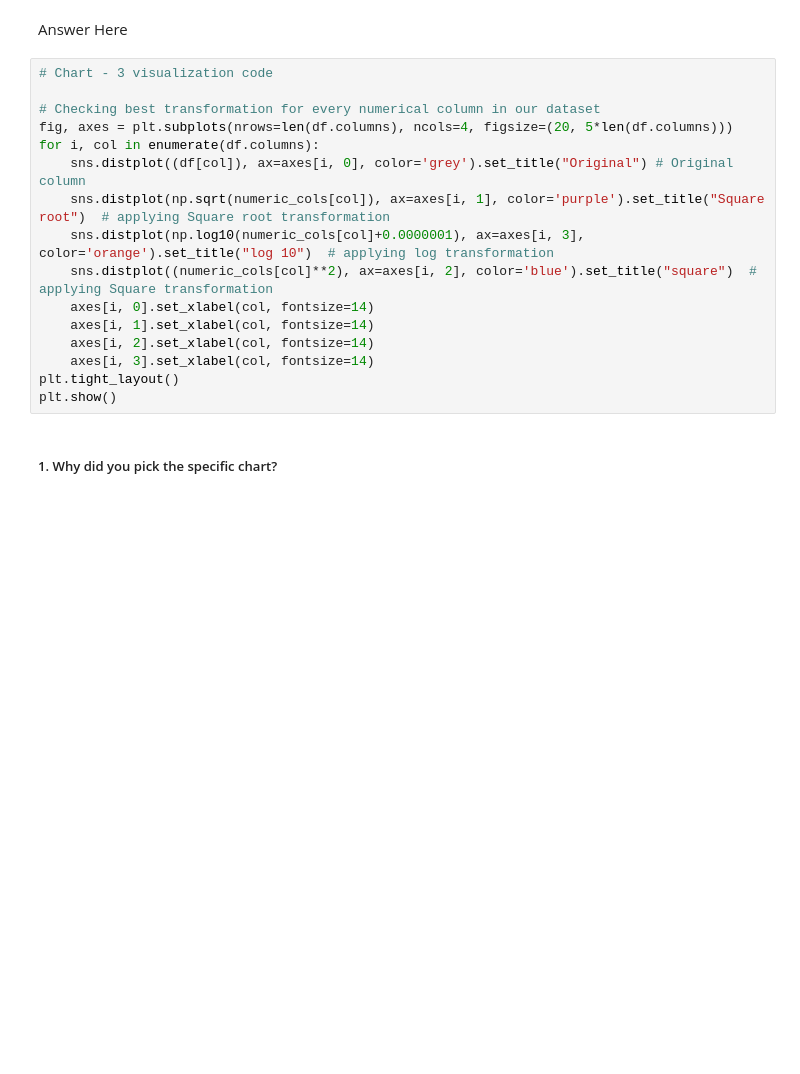
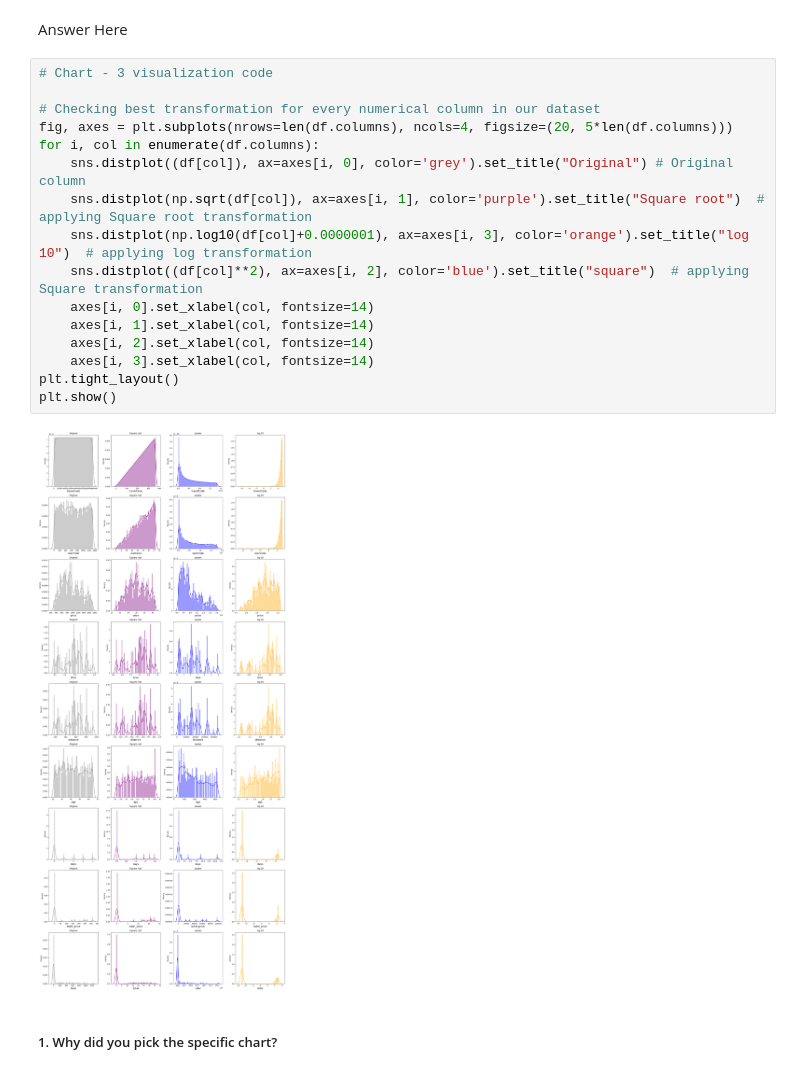
Before and after one commit to amol004/Voyage-Analytics-Integrating-MLOps-in-Travel, a Jupyter notebook: Capstone_Project_Productionization_of_ML_Systems.ipynb, the cells around one changed output. Saved outputs shown, nothing was run; the diff lists cells and outputs as text; blank space fills up the shorter version.

```diff
--- a/Capstone_Project_Productionization_of_ML_Systems.ipynb
+++ b/Capstone_Project_Productionization_of_ML_Systems.ipynb
@@ -556,19 +556,21 @@ Answer Here
 # %%
 # Chart - 3 visualization code
 
 # Checking best transformation for every numerical column in our dataset
 fig, axes = plt.subplots(nrows=len(df.columns), ncols=4, figsize=(20, 5*len(df.columns)))
 for i, col in enumerate(df.columns):
     sns.distplot((df[col]), ax=axes[i, 0], color='grey').set_title("Original") # Original column
-    sns.distplot(np.sqrt(numeric_cols[col]), ax=axes[i, 1], color='purple').set_title("Square root")  # applying Square root transformation
-    sns.distplot(np.log10(numeric_cols[col]+0.0000001), ax=axes[i, 3], color='orange').set_title("log 10")  # applying log transformation
-    sns.distplot((numeric_cols[col]**2), ax=axes[i, 2], color='blue').set_title("square")  # applying Square transformation
+    sns.distplot(np.sqrt(df[col]), ax=axes[i, 1], color='purple').set_title("Square root")  # applying Square root transformation
+    sns.distplot(np.log10(df[col]+0.0000001), ax=axes[i, 3], color='orange').set_title("log 10")  # applying log transformation
+    sns.distplot((df[col]**2), ax=axes[i, 2], color='blue').set_title("square")  # applying Square transformation
     axes[i, 0].set_xlabel(col, fontsize=14)
     axes[i, 1].set_xlabel(col, fontsize=14)
     axes[i, 2].set_xlabel(col, fontsize=14)
     axes[i, 3].set_xlabel(col, fontsize=14)
 plt.tight_layout()
 plt.show()
+# %% [output]
+[figure, added]
 # %% [markdown]
 ##### 1. Why did you pick the specific chart?
 # %% [markdown]
```
